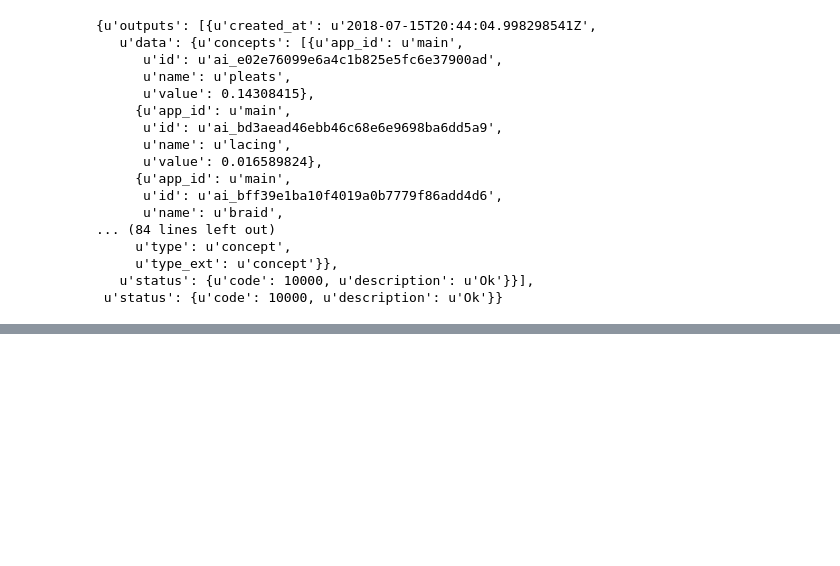
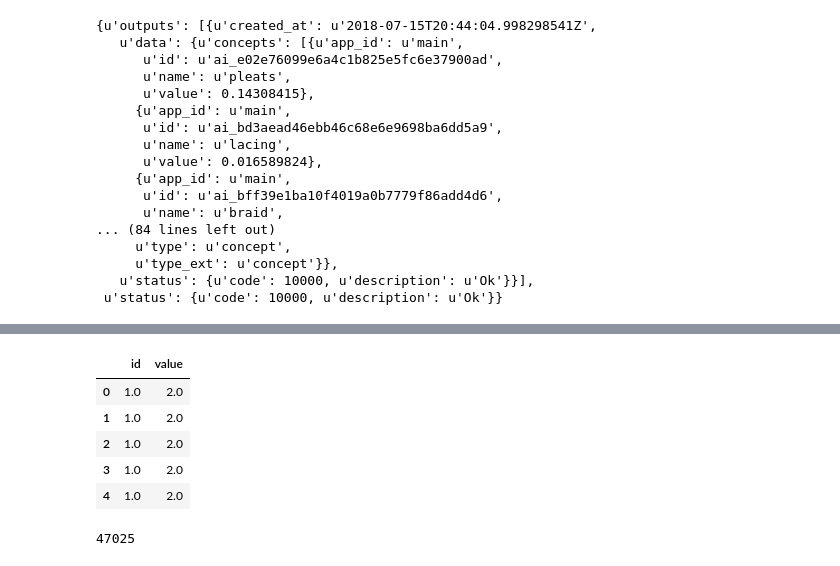
Before and after one commit to rajdeep07/Crux, a Jupyter notebook: Vogue.ipynb, the cells around one changed output, grey strips where cells are left out. Saved outputs shown, nothing was run; the diff lists cells and outputs as text; code cells hidden in the pictures; blank space fills up the shorter version.

```diff
--- a/Vogue.ipynb
+++ b/Vogue.ipynb
@@ -143,0 +181,14 @@ model.predict_by_url(url='https://assets.vogue.com/photos/595a6e6ca236912379c91c
+# %%
+df = pd.DataFrame()
+for i in range(5):
+    p = {'id': 1, 'value':2}
+    df = df.append(p, ignore_index=True)
+
+df
+# %% [output]
+|  | id | value |
+| 0 | 1.0 | 2.0 |
+| 1 | 1.0 | 2.0 |
+| 2 | 1.0 | 2.0 |
+| 3 | 1.0 | 2.0 |
+| 4 | 1.0 | 2.0 |
@@ -143,0 +197,4 @@ model.predict_by_url(url='https://assets.vogue.com/photos/595a6e6ca236912379c91c
+# %%
+data_final.size
+# %% [output]
+47025
```
Also changed, not shown: parts of 10 cells of this notebook, 1 other file.
